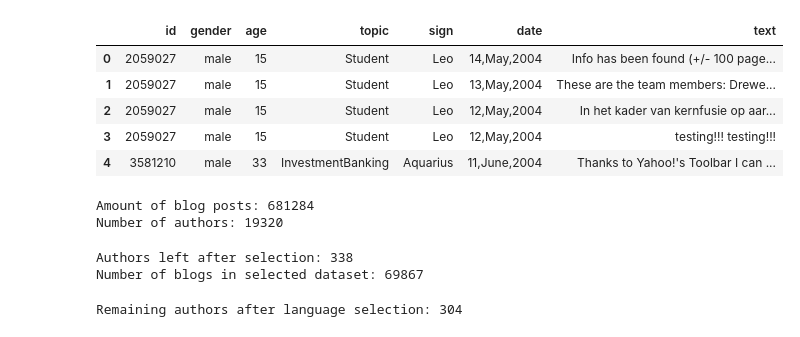
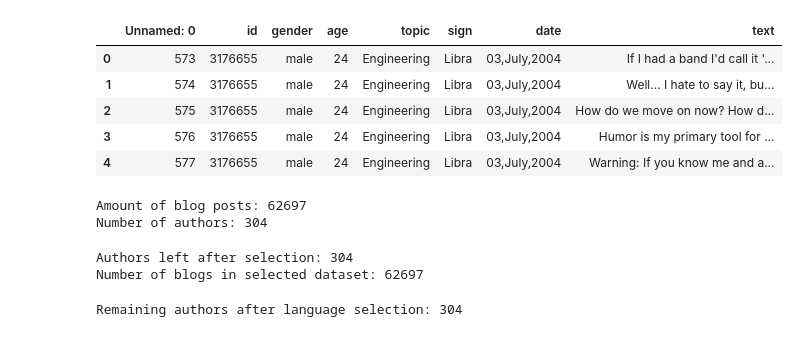
Before and after one commit to lnkuiper/txmm-project, a Jupyter notebook: notebooks/extract-top.ipynb, the cells around one changed output. Saved outputs shown, nothing was run; the diff lists cells and outputs as text; code cells hidden in the pictures.

```diff
--- a/notebooks/extract-top.ipynb
+++ b/notebooks/extract-top.ipynb
@@ -7,23 +7,23 @@ import statistics
 import copy
 from langdetect import detect
 # %%
-df = pd.read_csv('../data/blogtext.csv')
+df = pd.read_csv('../data/blogtext_selection.csv')
 df.head()
 # %% [output]
-|  | id | gender | age | topic | sign | date | text |
-| 0 | 2059027 | male | 15 | Student | Leo | 14,May,2004 | Info has been found (+/- 100 page... |
-| 1 | 2059027 | male | 15 | Student | Leo | 13,May,2004 | These are the team members: Drewe... |
-| 2 | 2059027 | male | 15 | Student | Leo | 12,May,2004 | In het kader van kernfusie op aar... |
-| 3 | 2059027 | male | 15 | Student | Leo | 12,May,2004 | testing!!! testing!!! |
-| 4 | 3581210 | male | 33 | InvestmentBanking | Aquarius | 11,June,2004 | Thanks to Yahoo!'s Toolbar I can ... |
+|  | Unnamed: 0 | id | gender | age | topic | sign | date | text |
+| 0 | 573 | 3176655 | male | 24 | Engineering | Libra | 03,July,2004 | If I had a band I'd call it '... |
+| 1 | 574 | 3176655 | male | 24 | Engineering | Libra | 03,July,2004 | Well... I hate to say it, bu... |
+| 2 | 575 | 3176655 | male | 24 | Engineering | Libra | 03,July,2004 | How do we move on now? How d... |
+| 3 | 576 | 3176655 | male | 24 | Engineering | Libra | 03,July,2004 | Humor is my primary tool for ... |
+| 4 | 577 | 3176655 | male | 24 | Engineering | Libra | 03,July,2004 | Warning: If you know me and a... |
 # %%
 authors = df['id'].values
 
 print('Amount of blog posts:',len(df))
 print('Number of authors:',len(set(authors)))
 # %% [output]
-Amount of blog posts: 681284
-Number of authors: 19320
+Amount of blog posts: 62697
+Number of authors: 304
 # %%
 min_blogs = 100
 min_blog_median = 1000
@@ -47,8 +47,8 @@ df_top = df[df['id'].map(lambda i: i in candidate_auths)]
 print('Authors left after selection:',len(medians))
 print('Number of blogs in selected dataset:',len(df_top))
 # %% [output]
-Authors left after selection: 338
-Number of blogs in selected dataset: 69867
+Authors left after selection: 304
+Number of blogs in selected dataset: 62697
 # %%
 selected_auths = []
 
```
Also changed, not shown: 27 other files.
